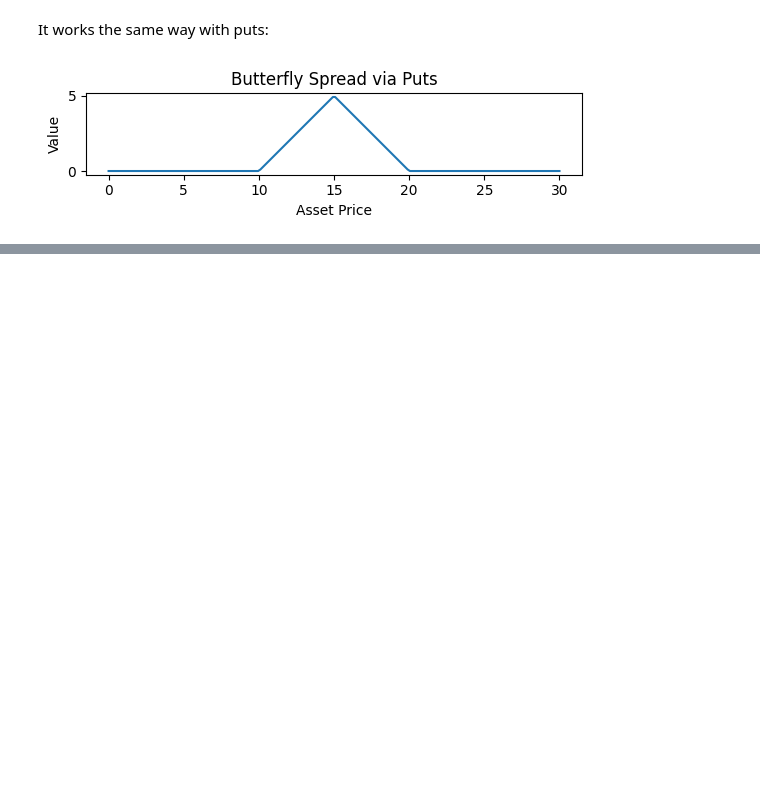
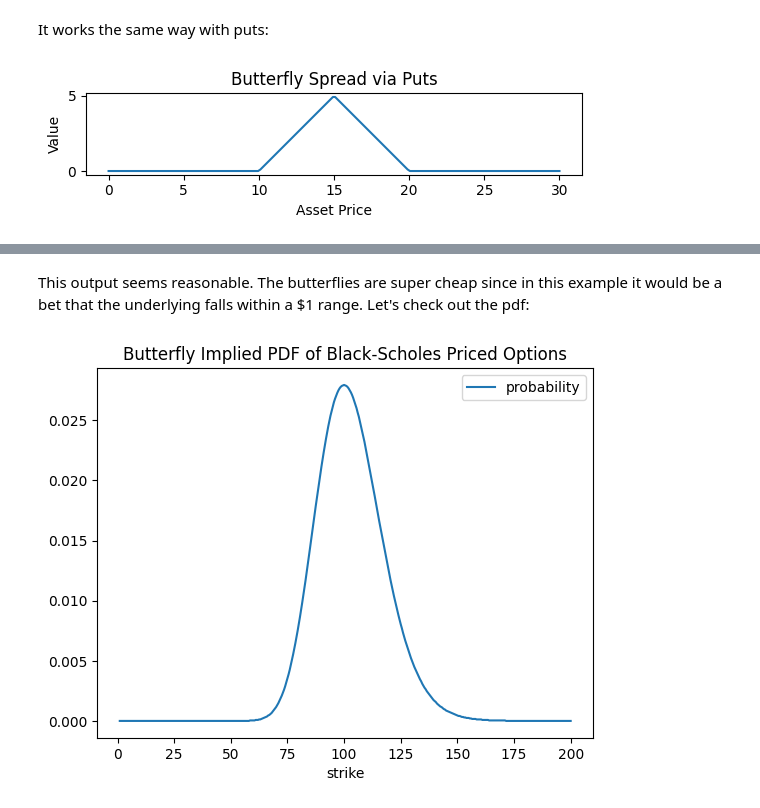
Before and after one commit to hdaniel17/options, a Jupyter notebook: implied-probability.ipynb, the cells around one changed output, grey strips where cells are left out. Cells and saved outputs as stored; diff of their text form; code cells hidden in the pictures; blank space fills up the shorter version.

Commit message:
Compare B-S to implied butterfly

```diff
--- a/implied-probability.ipynb
+++ b/implied-probability.ipynb
@@ -78,0 +83,41 @@ If we repeat this process for a bunch of overlapping butterflies, we can find th
+# %%
+def butterfly(S0, K, sigma, r, T, delta, d=0):
+    #Compute the cost of a butterfly given the underlying characteristics, K, and delta
+    strikes = [K-delta, K, K+delta]
+    calls = []
+
+    for strike in strikes:
+        d1 = (math.log(S0 / strike) + (r - d + 0.5 * sigma ** 2) * T) / (sigma * math.sqrt(T))
+        d2 = d1 - sigma * math.sqrt(T)
+        price = S0 * norm.cdf(d1) * math.exp(-d * T) - strike * math.exp(-r * T) * norm.cdf(d2)
+        calls.append(float(price))
+
+    return round(calls[0] - 2 * calls[1] + calls[2], 5)  # Long K - delta, short 2 K, long K + delta
+
+def calc_prob(S0, K_start, K_stop, sigma, r, T, delta):
+    """
+    Calculate the butterfly price and implied probability centered at K from K_start to K_stop incrementing by delta
+    Note that (K_start - delta) should be greater than 0
+    """
+    prob_dict = {'strike':[], 'butterfly':[], 'probability':[]}
+    K_range = np.linspace(K_start, K_stop, int((K_stop - K_start)/delta) + 1)
+
+    for K in K_range:
+        prob_dict['strike'].append(K)
+        bfly = butterfly(S0, K, sigma, r, T, delta)
+        prob_dict['butterfly'].append(bfly)
+        prob = np.exp(r * T) * (bfly / (delta ** 2))
+        prob_dict['probability'].append(prob)
+
+    return pd.DataFrame(prob_dict)
+# %%
+S0 = 100
+K_start = 1
+K_stop = 200
+sigma = 0.2
+r = 0.06
+T = 0.5
+delta = 0.5
+
+prob_df = calc_prob(S0,K_start,K_stop,sigma,r,T,delta)
+prob_df.iloc[198:208,:]
@@ -78,0 +136,7 @@ If we repeat this process for a bunch of overlapping butterflies, we can find th
+# %% [markdown]
+This output seems reasonable. The butterflies are super cheap since in this example it would be a bet that the underlying falls within a $1 range.
+Let's check out the pdf:
+# %%
+prob_df.plot('strike', 'probability', title='Butterfly Implied PDF of Black-Scholes Priced Options');
+# %% [output]
+[figure, added]
```
Also changed, not shown: parts of 8 cells of this notebook.
